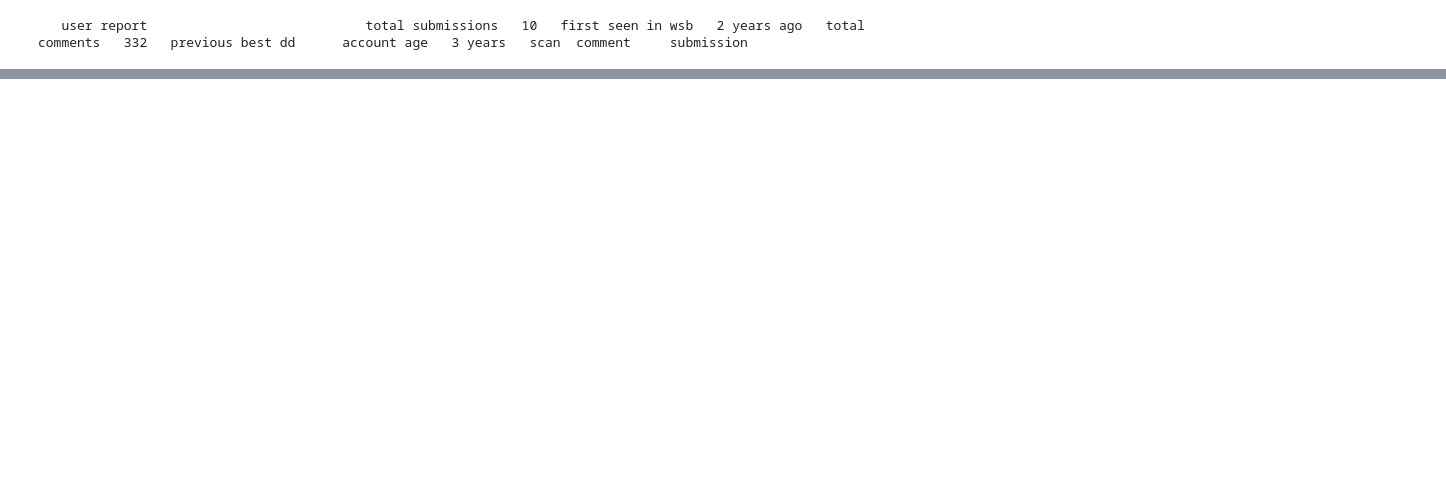
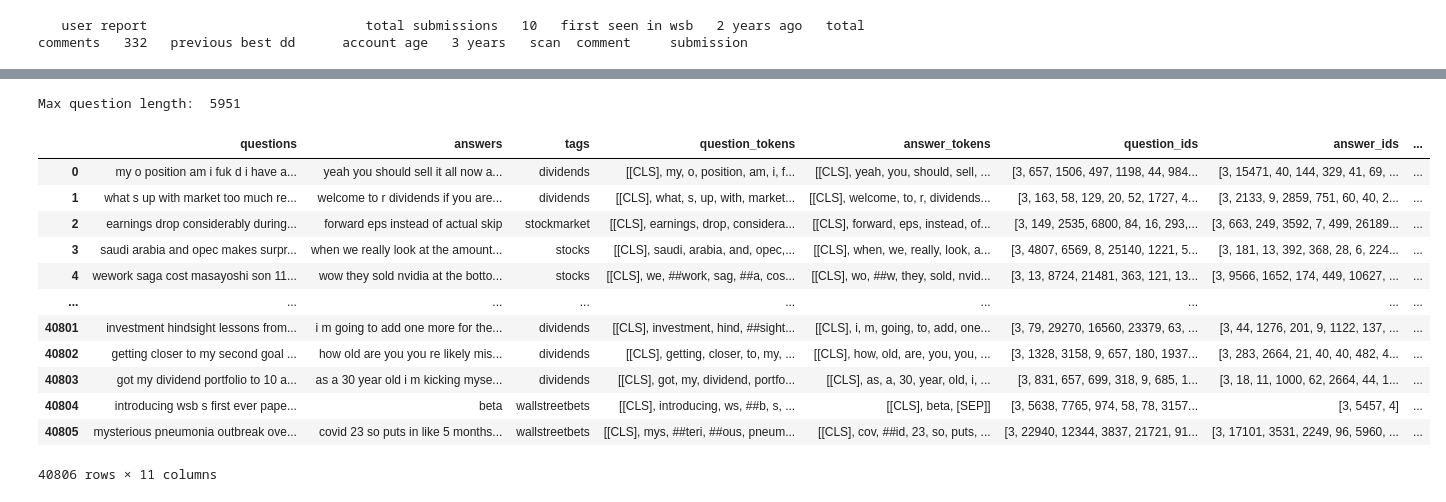
Before and after one commit to aes-pnat/Midas-ChatBot, a Jupyter notebook: Midas.ipynb, the cells around one changed output, grey strips where cells are left out. Cells and saved outputs as stored; diff of their text form; code cells hidden in the pictures; blank space fills up the shorter version.

```diff
--- a/Midas.ipynb
+++ b/Midas.ipynb
@@ -169 +148,31 @@ qna_df_reddit
 40806 rows × 7 columns
+# %%
+max_question_len = qna_df_reddit['question_ids'].apply(len).max()
+max_answer_len = qna_df_reddit['answer_ids'].apply(len).max()
+MAX_LEN = max(max_question_len, max_answer_len)
+
+print('Max question length: ', MAX_LEN)
+
+qna_df_reddit['question_ids_pad'] = qna_df_reddit['question_ids'].apply(lambda x: tf.keras.preprocessing.sequence.pad_sequences([x], maxlen=MAX_LEN, padding='post', truncating='post')[0])
+qna_df_reddit['answer_ids_pad'] = qna_df_reddit['answer_ids'].apply(lambda x: tf.keras.preprocessing.sequence.pad_sequences([x], maxlen=MAX_LEN, padding='post', truncating='post')[0])
+# %% [output]
+Max question length:  5951
+# %%
+qna_df_reddit['question_attention_mask'] = qna_df_reddit['question_ids_pad'].apply(lambda x: [1 if i != 0 else 0 for i in x])
+qna_df_reddit['answer_attention_mask'] = qna_df_reddit['answer_ids_pad'].apply(lambda x: [1 if i != 0 else 0 for i in x])
+
+qna_df_reddit
+# %% [output]
+|  | questions | answers | tags | question_tokens | answer_tokens | question_ids | answer_ids | ... |
+| 0 | my o position am i fuk d i have a... | yeah you should sell it all now a... | dividends | [[CLS], my, o, position, am, i, f... | [[CLS], yeah, you, should, sell, ... | [3, 657, 1506, 497, 1198, 44, 984... | [3, 15471, 40, 144, 329, 41, 69, ... | ... |
+| 1 | what s up with market too much re... | welcome to r dividends if you are... | dividends | [[CLS], what, s, up, with, market... | [[CLS], welcome, to, r, dividends... | [3, 163, 58, 129, 20, 52, 1727, 4... | [3, 2133, 9, 2859, 751, 60, 40, 2... | ... |
+| 2 | earnings drop considerably during... | forward eps instead of actual skip | stockmarket | [[CLS], earnings, drop, considera... | [[CLS], forward, eps, instead, of... | [3, 149, 2535, 6800, 84, 16, 293,... | [3, 663, 249, 3592, 7, 499, 26189... | ... |
+| 3 | saudi arabia and opec makes surpr... | when we really look at the amount... | stocks | [[CLS], saudi, arabia, and, opec,... | [[CLS], when, we, really, look, a... | [3, 4807, 6569, 8, 25140, 1221, 5... | [3, 181, 13, 392, 368, 28, 6, 224... | ... |
+| 4 | wework saga cost masayoshi son 11... | wow they sold nvidia at the botto... | stocks | [[CLS], we, ##work, sag, ##a, cos... | [[CLS], wo, ##w, they, sold, nvid... | [3, 13, 8724, 21481, 363, 121, 13... | [3, 9566, 1652, 174, 449, 10627, ... | ... |
+| ... | ... | ... | ... | ... | ... | ... | ... | ... |
+| 40801 | investment hindsight lessons from... | i m going to add one more for the... | dividends | [[CLS], investment, hind, ##sight... | [[CLS], i, m, going, to, add, one... | [3, 79, 29270, 16560, 23379, 63, ... | [3, 44, 1276, 201, 9, 1122, 137, ... | ... |
+| 40802 | getting closer to my second goal ... | how old are you you re likely mis... | dividends | [[CLS], getting, closer, to, my, ... | [[CLS], how, old, are, you, you, ... | [3, 1328, 3158, 9, 657, 180, 1937... | [3, 283, 2664, 21, 40, 40, 482, 4... | ... |
+| 40803 | got my dividend portfolio to 10 a... | as a 30 year old i m kicking myse... | dividends | [[CLS], got, my, dividend, portfo... | [[CLS], as, a, 30, year, old, i, ... | [3, 831, 657, 699, 318, 9, 685, 1... | [3, 18, 11, 1000, 62, 2664, 44, 1... | ... |
+| 40804 | introducing wsb s first ever pape... | beta | wallstreetbets | [[CLS], introducing, ws, ##b, s, ... | [[CLS], beta, [SEP]] | [3, 5638, 7765, 974, 58, 78, 3157... | [3, 5457, 4] | ... |
+| 40805 | mysterious pneumonia outbreak ove... | covid 23 so puts in like 5 months... | wallstreetbets | [[CLS], mys, ##teri, ##ous, pneum... | [[CLS], cov, ##id, 23, so, puts, ... | [3, 22940, 12344, 3837, 21721, 91... | [3, 17101, 3531, 2249, 96, 5960, ... | ... |
+40806 rows × 11 columns
```
Also changed, not shown: parts of 17 cells of this notebook.
